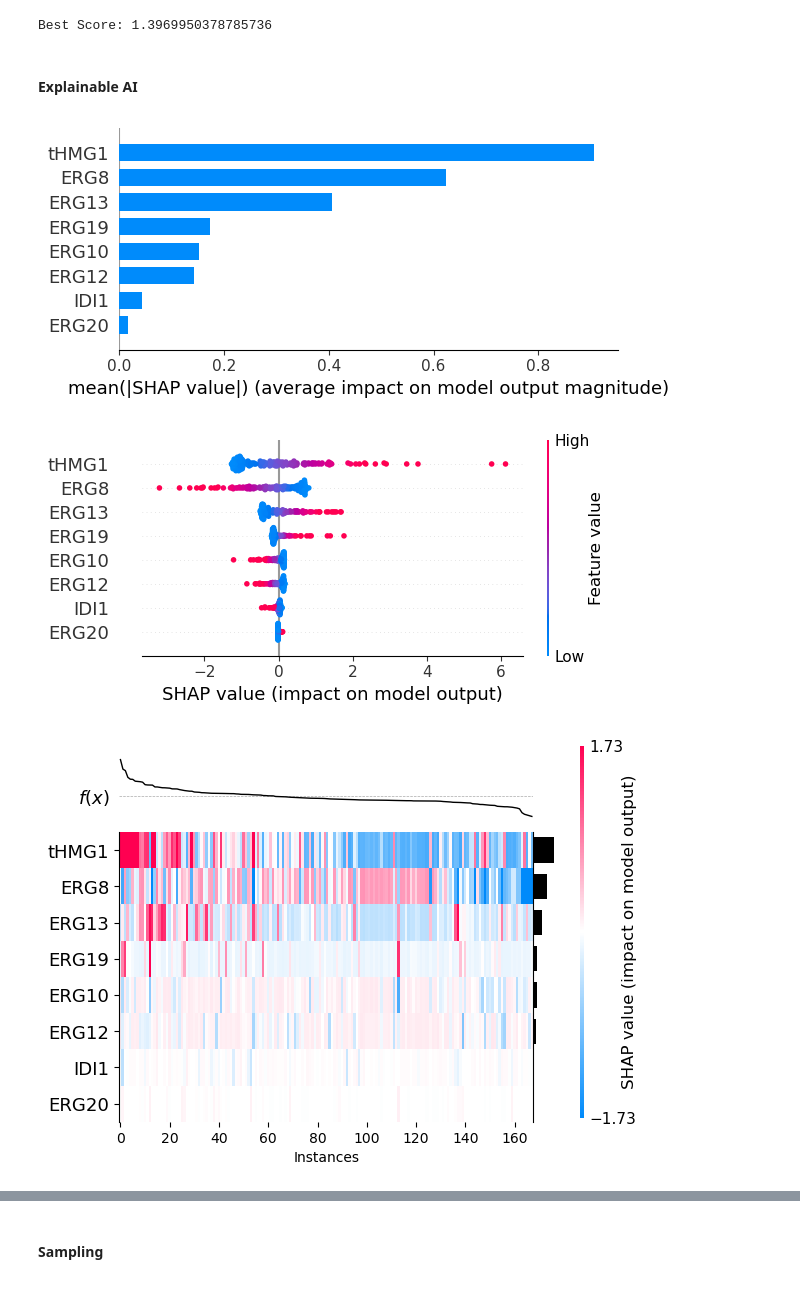
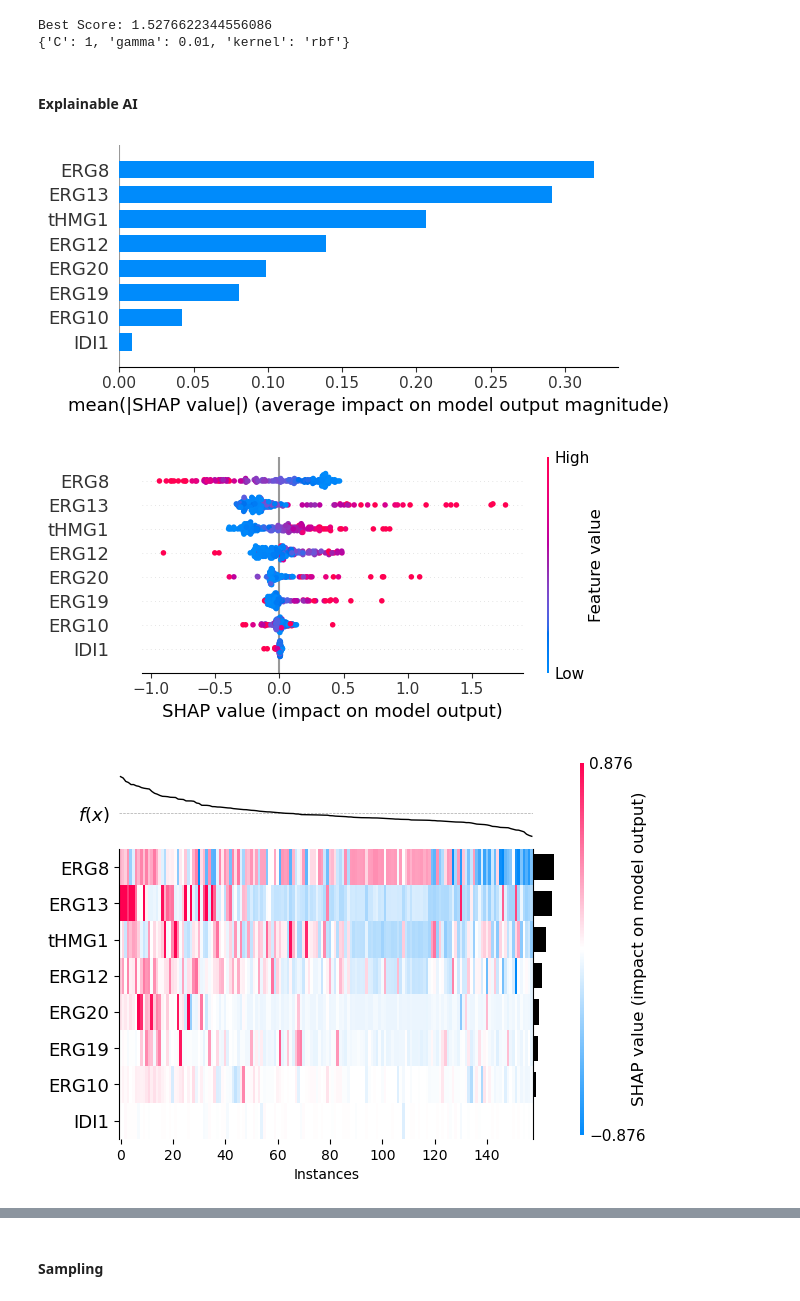
Before and after one commit to costasmexis/straindesignXAI, a Jupyter notebook: notebooks/Carotenoid_manual.ipynb, the cells around one changed output, grey strips where cells are left out. Cells and saved outputs as stored; diff of their text form; code cells hidden in the pictures.

```diff
--- a/notebooks/Carotenoid_manual.ipynb
+++ b/notebooks/Carotenoid_manual.ipynb
@@ -24,3 +40,8 @@ Shape of the dataframe: (168, 9)
+# %%
+df.sort_values(by='prod', ascending=False, inplace=True)
+
+df_test = df[:10].copy()
+df = df[10:].copy()
 # %%
 # import all above models
 from sklearn.ensemble import GradientBoostingRegressor, RandomForestRegressor
@@ -48,7 +69,7 @@ regressors = {
 param_grid = {
     'LR': {'fit_intercept': [True, False]},
     'RF': {'n_estimators': [3, 5, 10, 20, 50], 'max_depth': [None, 2, 3, 5, 10, 20]},
-    'SVR': {'kernel': ['linear', 'rbf'], 'C': [0.1, 1, 10], 'gamma': [0.001, 0.01, 0.1, 1]},
+    'SVR': {'kernel': ['linear', 'rbf'], 'C': [0.01, 0.1, 1, 5, 10, 100], 'gamma': [0.001, 0.01, 0.1, 1]},
     'MLP': {'hidden_layer_sizes': [(25,), (10,)], 'activation': ['relu']},
     'XGB': {'n_estimators': [5, 10, 20, 50], 'max_depth': [None, 2, 3, 5, 10, 20]},
     'kNN': {'n_neighbors': [1, 2, 3, 5, 10], 'weights': ['uniform', 'distance']},
@@ -114,5 +135,3 @@ def model_selection():
         print(f'Mean MAE for GB: {sum(nested_scores_GB)/len(nested_scores_GB)}')
 
     boxplot()
-
-model_selection()
@@ -135,19 +145,30 @@ def train_svr(X, y):
     return grid_search
 
 grid_search = train_svr(df[INPUT_VARS], df[RESPONSE_VARS].values.ravel())
+print(grid_search.best_params_)
 # %% [output]
-Best Score: 1.3969950378785736
+Best Score: 1.5276622344556086
+{'C': 1, 'gamma': 0.01, 'kernel': 'rbf'}
 # %% [markdown]
 #### Explainable AI
 # %%
 import shap
+
+def pdplot(X: np.array, col: str, model: object, ice: bool=False):
+    shap.plots.partial_dependence(col, model.predict, X, ice=ice, model_expected_value=True, feature_expected_value=True, show=True)
+
+def shap_scatter(feature: str, color=None):
+    if color:
+        shap.plots.scatter(shap_values[:, feature], color=shap_values[:, color])
+    else:
+        shap.plots.scatter(shap_values[:, feature])
 
 explainer = shap.Explainer(grid_search.best_estimator_.predict, df[INPUT_VARS])
 shap_values = explainer(df[INPUT_VARS])
 shap.summary_plot(shap_values, df[INPUT_VARS], plot_type="bar", plot_size=(6, 3))
 shap.summary_plot(shap_values, df[INPUT_VARS], plot_type="dot", plot_size=(6, 3))
 shap.plots.heatmap(shap_values, instance_order=shap_values.sum(1), plot_width=6)
 # %% [output]
-[figure, old version]
+[figure, new version]
-[figure, old version]
+[figure, new version]
-[figure, old version]
+[figure, new version]
```
Also changed, not shown: parts of 7 cells of this notebook, 1 other file.
